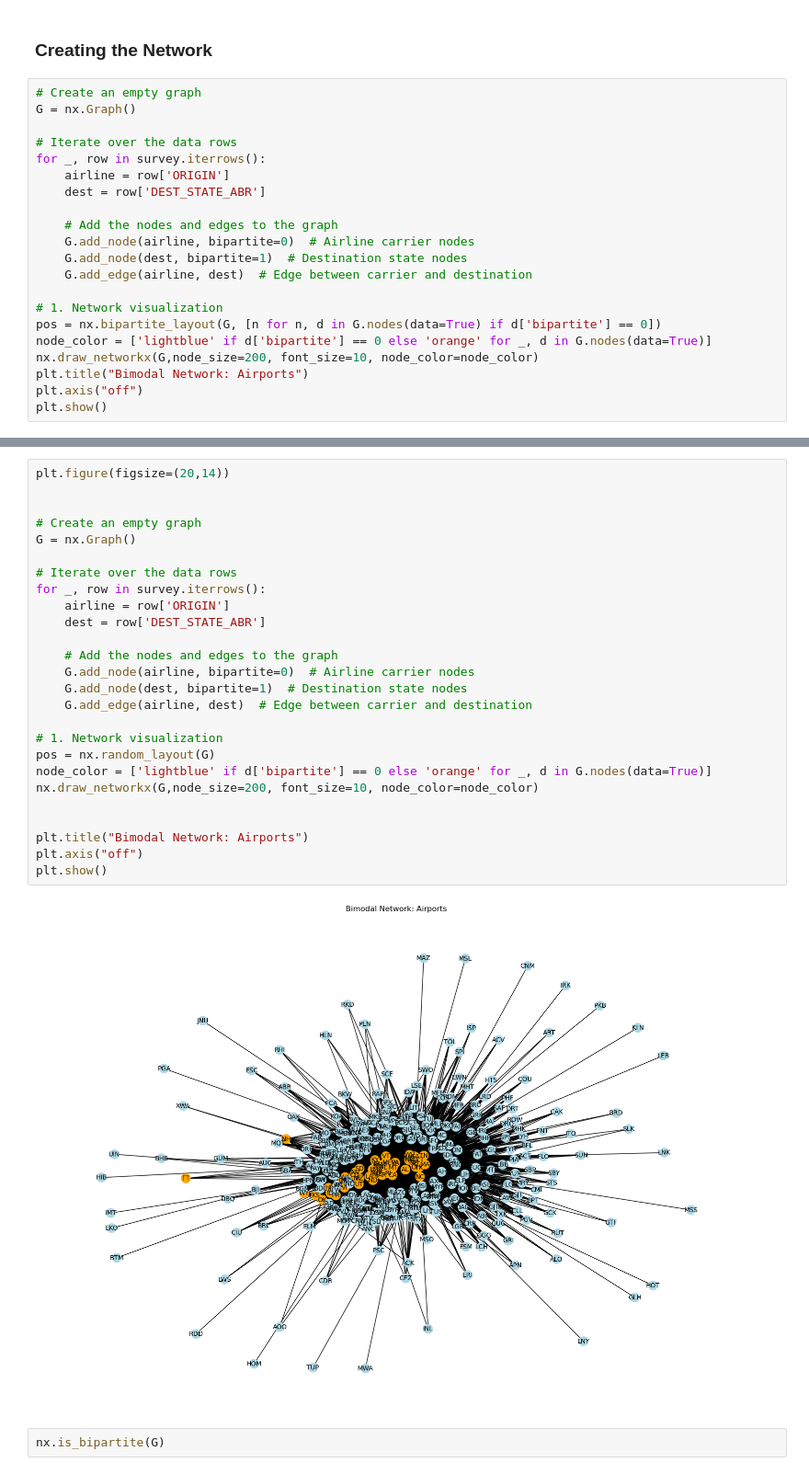
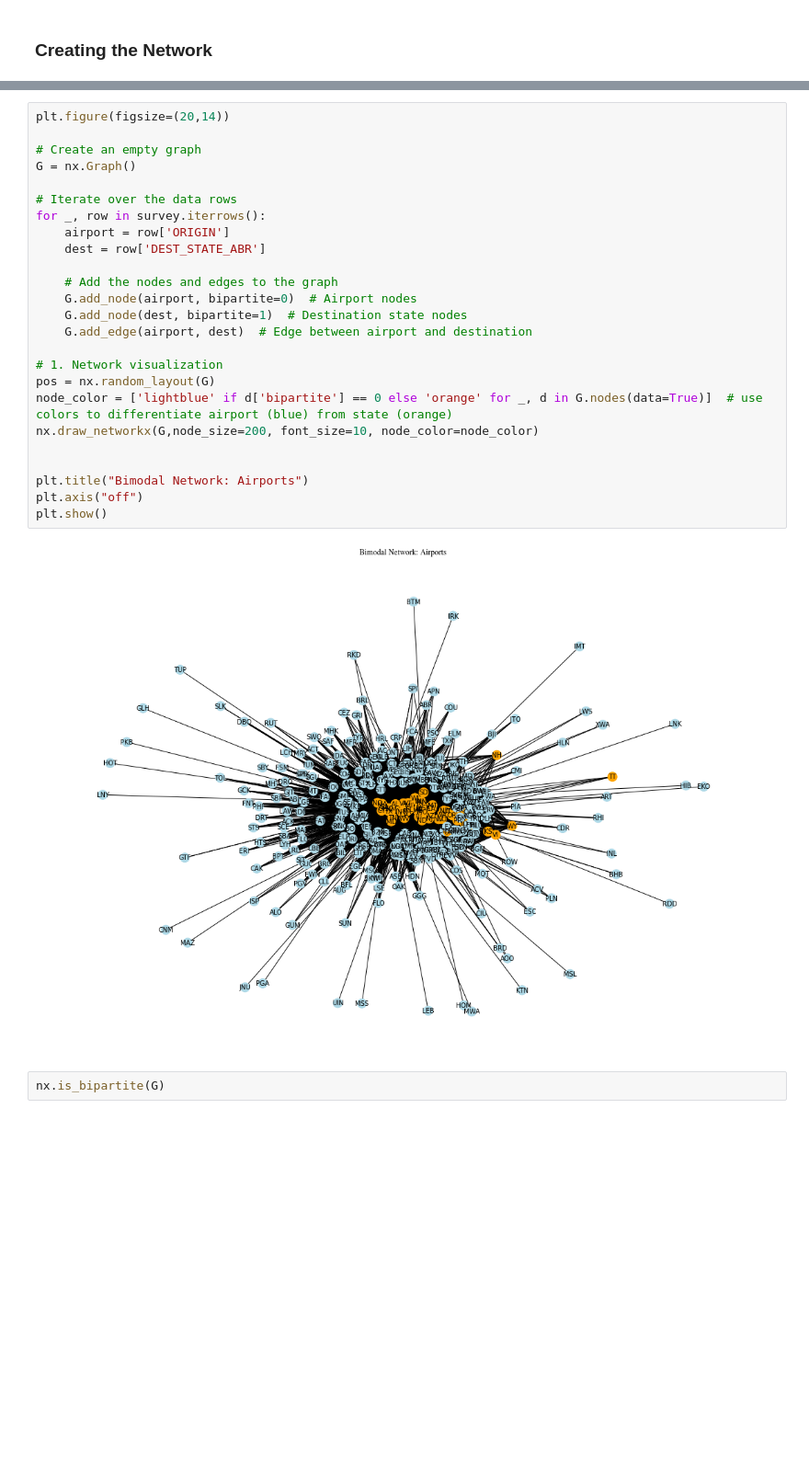
Before and after one commit to addsding/cuny-data620, a Jupyter notebook: week4_part1/Project2.ipynb, the cells around one changed output, grey strips where cells are left out. Shown at 92% size. Saved outputs shown, nothing was run; the diff lists cells and outputs as text; blank space fills up the shorter version.

```diff
--- a/week4_part1/Project2.ipynb
+++ b/week4_part1/Project2.ipynb
@@ -128,24 +124,3 @@ The most frequent destination is Florida with **31049**, and next is New York wi
 ***
 # %% [markdown]
 ### Creating the Network
-# %%
-# Create an empty graph
-G = nx.Graph()
-
-# Iterate over the data rows
-for _, row in survey.iterrows():
-    airline = row['ORIGIN']
-    dest = row['DEST_STATE_ABR']
-
-    # Add the nodes and edges to the graph
-    G.add_node(airline, bipartite=0)  # Airline carrier nodes
-    G.add_node(dest, bipartite=1)  # Destination state nodes
-    G.add_edge(airline, dest)  # Edge between carrier and destination
-
-# 1. Network visualization
-pos = nx.bipartite_layout(G, [n for n, d in G.nodes(data=True) if d['bipartite'] == 0])
-node_color = ['lightblue' if d['bipartite'] == 0 else 'orange' for _, d in G.nodes(data=True)]
-nx.draw_networkx(G,node_size=200, font_size=10, node_color=node_color)
-plt.title("Bimodal Network: Airports")
-plt.axis("off")
-plt.show()
@@ -154,31 +127,30 @@ plt.show()
 # %%
 plt.figure(figsize=(20,14))
-
 
 # Create an empty graph
 G = nx.Graph()
 
 # Iterate over the data rows
 for _, row in survey.iterrows():
-    airline = row['ORIGIN']
+    airport = row['ORIGIN']
     dest = row['DEST_STATE_ABR']
 
     # Add the nodes and edges to the graph
-    G.add_node(airline, bipartite=0)  # Airline carrier nodes
+    G.add_node(airport, bipartite=0)  # Airport nodes
     G.add_node(dest, bipartite=1)  # Destination state nodes
-    G.add_edge(airline, dest)  # Edge between carrier and destination
+    G.add_edge(airport, dest)  # Edge between airport and destination
 
 # 1. Network visualization
 pos = nx.random_layout(G)
-node_color = ['lightblue' if d['bipartite'] == 0 else 'orange' for _, d in G.nodes(data=True)]
+node_color = ['lightblue' if d['bipartite'] == 0 else 'orange' for _, d in G.nodes(data=True)]  # use colors to differentiate airport (blue) from state (orange)
 nx.draw_networkx(G,node_size=200, font_size=10, node_color=node_color)
 
 
 plt.title("Bimodal Network: Airports")
 plt.axis("off")
 plt.show()
 # %% [output]
-[figure, old version]
+[figure, new version]
 # %%
 nx.is_bipartite(G)
 # %% [output]
```
Also changed, not shown: parts of 17 cells of this notebook.
